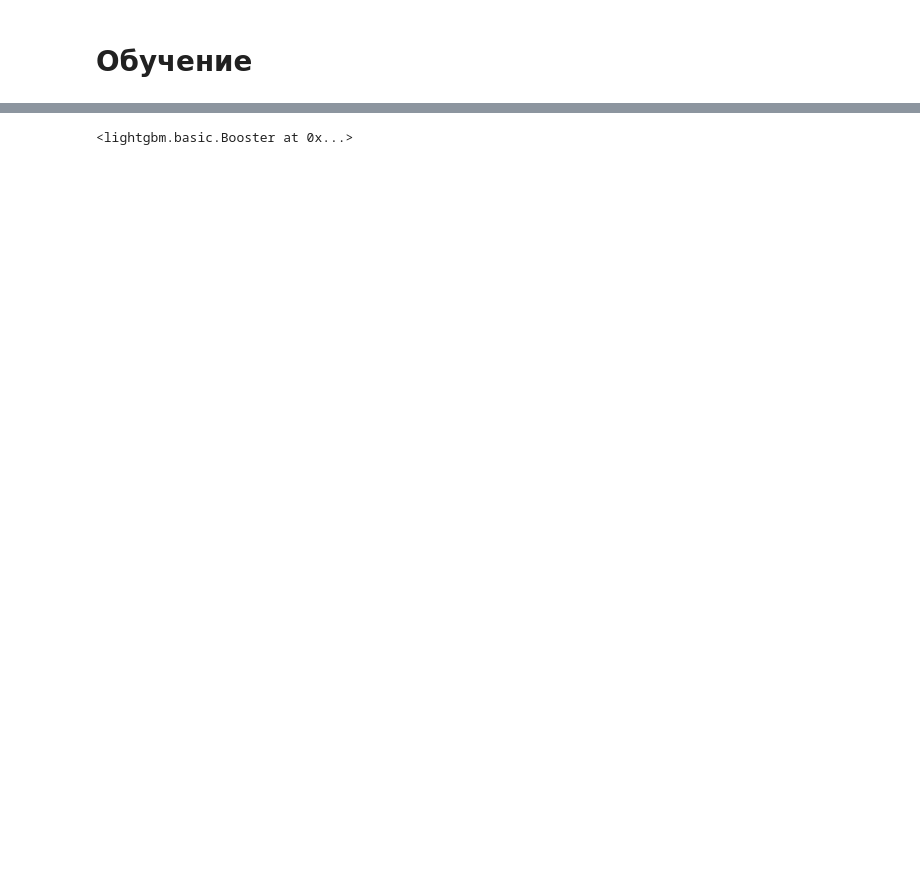
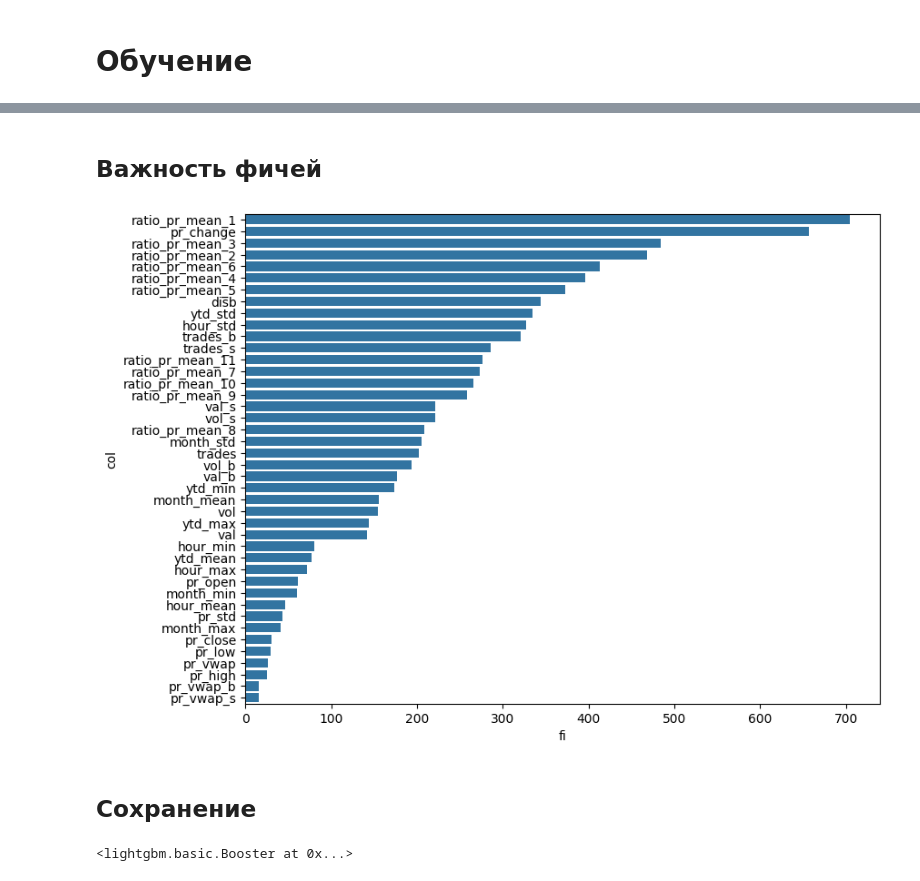
Before and after one commit to slivka83/algopack_simple_bot, a Jupyter notebook: notebooks/Model.ipynb, the cells around one changed output, grey strips where cells are left out. Drawn from its saved outputs; the diff is of its cells as text; code cells hidden in the pictures; blank space fills up the shorter version.

```diff
--- a/notebooks/Model.ipynb
+++ b/notebooks/Model.ipynb
@@ -296,16 +296,0 @@ print(y_train.mean() * 100, y_test.mean() * 100)
-# %%
-params = {
-    'iterations': [1000],
-    'learning_rate': [0.1, 0.05, 0.01],
-    'depth': [6, 8]}
-
-clf = CatBoostClassifier(logging_level='Silent', random_seed=42)
-model = GridSearchCV(
-    clf,
-    params,
-    scoring='precision_macro',
-    cv=TimeSeriesSplit(n_splits=5))
-model.fit(X_train, y_train)
-
-print(model.best_score_ * 100)
-print(model.best_params_)
@@ -390,3 +355,17 @@ precision_score(y_test, y_pred, average='macro') * 100
+# %% [markdown]
+## Важность фичей
+# %%
+fi_df = pd.DataFrame({
+    'col': X_train.columns,
+    'fi': model.best_estimator_.feature_importances_
+}).sort_values(by='fi', ascending=False)
+
+plt.figure(figsize=(9,7))
+sns.barplot(data=fi_df, y='col', x='fi', orient='h');
+# %% [output]
+[figure, added]
+# %% [markdown]
+## Сохранение
 # %%
 model.best_estimator_.booster_.save_model('../models/model.lgb')
 # %% [output]
```
Also changed, not shown: parts of 28 cells of this notebook, 4 other files.
